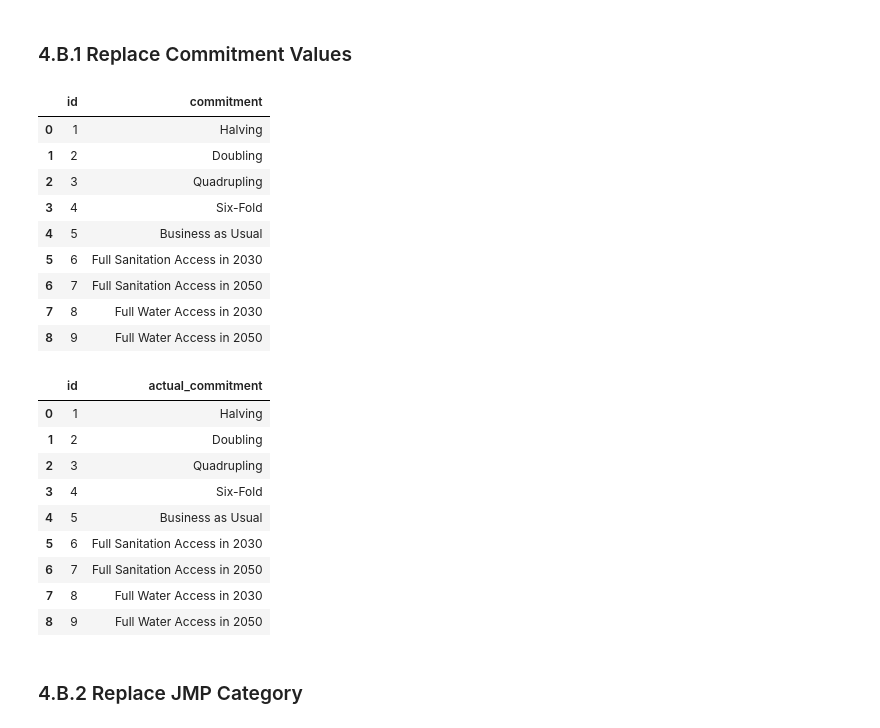
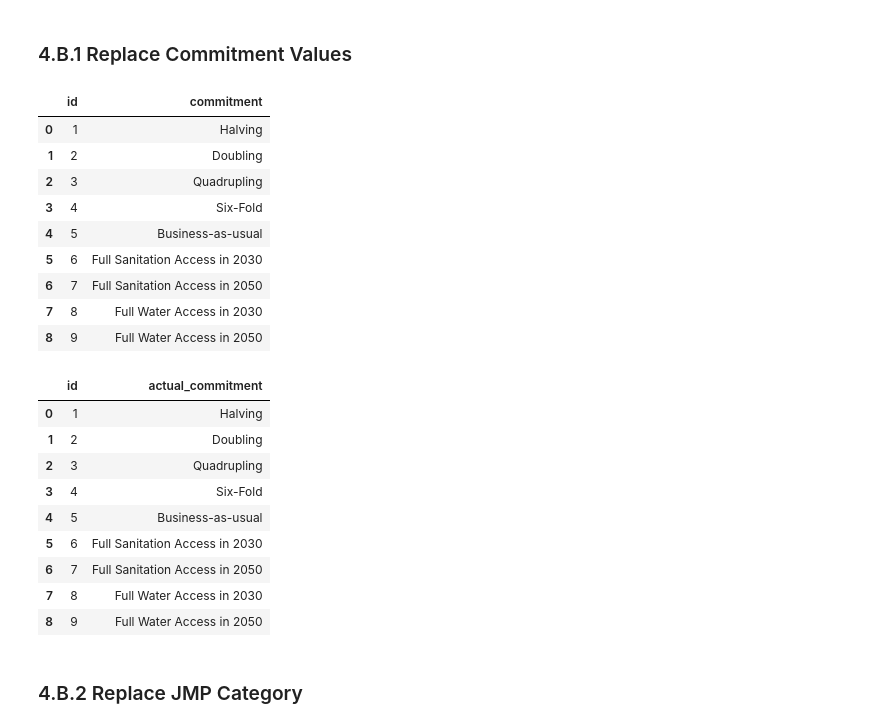
Before and after one commit to akvo/wash-futures-explorer, a Jupyter notebook: doc/table-proposal.ipynb, the cells around one changed output. Drawn from its saved outputs; the diff is of its cells as text; code cells hidden in the pictures.

```diff
--- a/doc/table-proposal.ipynb
+++ b/doc/table-proposal.ipynb
@@ -755,18 +755,18 @@ def replace_key_table_values(table_name, new_values):
 # %%
 replace_key_table_values("commitment", {
     "0.5x": "Halving",
     "2x": "Doubling",
     "4x": "Quadrupling",
     "6x": "Six-Fold",
-    "Base": "Business-as Usual"
+    "Base": "Business-as-usual"
 })
 # %% [output]
 |  | id | commitment |
 | 0 | 1 | Halving |
 | 1 | 2 | Doubling |
 | 2 | 3 | Quadrupling |
 | 3 | 4 | Six-Fold |
-| 4 | 5 | Business as Usual |
+| 4 | 5 | Business-as-usual |
 | 5 | 6 | Full Sanitation Access in 2030 |
 | 6 | 7 | Full Sanitation Access in 2050 |
 | 7 | 8 | Full Water Access in 2030 |
@@ -777,7 +777,7 @@ replace_key_table_values("actual_commitment", {
     "2x": "Doubling",
     "4x": "Quadrupling",
     "6x": "Six-Fold",
-    "Base": "Business-as-Usual"
+    "Base": "Business-as-usual"
 })
 # %% [output]
 |  | id | actual_commitment |
@@ -785,7 +785,7 @@ replace_key_table_values("actual_commitment", {
 | 1 | 2 | Doubling |
 | 2 | 3 | Quadrupling |
 | 3 | 4 | Six-Fold |
-| 4 | 5 | Business as Usual |
+| 4 | 5 | Business-as-usual |
 | 5 | 6 | Full Sanitation Access in 2030 |
 | 6 | 7 | Full Sanitation Access in 2050 |
 | 7 | 8 | Full Water Access in 2030 |
```
